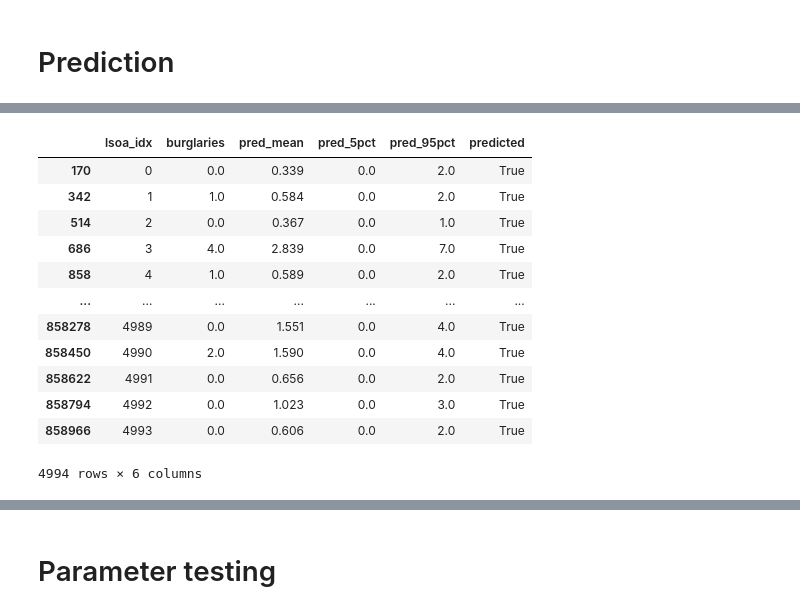
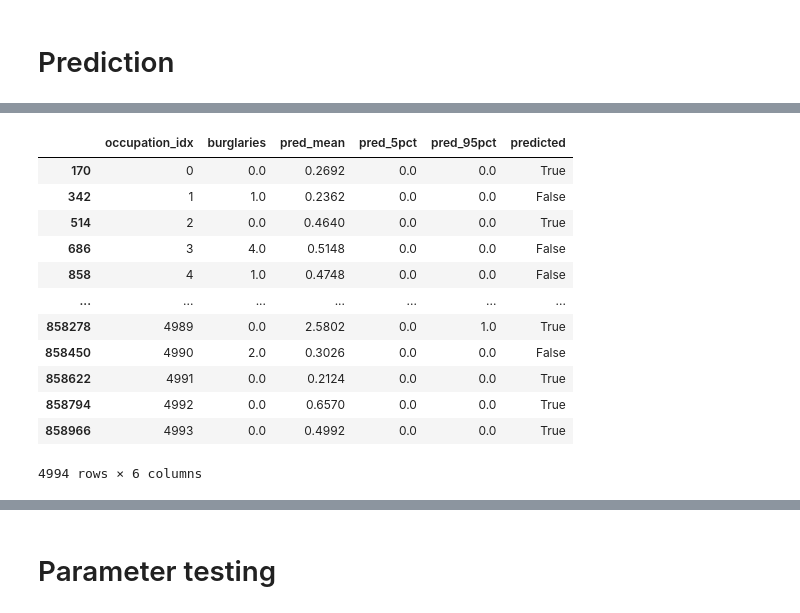
Before and after one commit to skyrimer/ARWCASP, a Jupyter notebook: test_model_no_spatial.ipynb, the cells around one changed output, grey strips where cells are left out. Drawn from its saved outputs; the diff is of its cells as text; code cells hidden in the pictures.

```diff
--- a/test_model_no_spatial.ipynb
+++ b/test_model_no_spatial.ipynb
@@ -169,0 +186,6 @@ W, D, idx_map = create_length_weighted_adjacency(gdf)
+# %%
+# Prepare a small DataFrame of static attributes:
+static_cols = unique_geom[["n_neighbors", "shared_length"]].reset_index()
+
+# Merge onto gdf_time by occupation_idx:
+gdf_time = gdf.merge(static_cols, on="occupation_idx", how="left")
@@ -170,8 +240,7 @@ W, D, idx_map = create_length_weighted_adjacency(gdf)
 # %%
-matrix = gdf.dropna(subset=["prev_month", "prev_year"]).copy()
-matrix['lsoa_idx'] = matrix['LSOA code'].map(idx_map).astype("int32")
-matrix = matrix.drop(columns=["geometry", "period", "LSOA code"])
-
+matrix = gdf_time.dropna(subset=["lag_12"]).copy()
+matrix = matrix.drop(columns=["geometry", "period"])
+matrix = downcast_numeric(matrix)
 matrix.info()
 # %% [output]
 <class 'pandas.core.frame.DataFrame'>
@@ -194,14 +263,17 @@ memory usage: 217.9 MB
 # %%
+static.union({"shared_length", "n_neighbors", "area"})
 seasonal = {
     "month_sin", "month_cos", "during_corona", "post_corona"
-    # "month_sin", "month_cos"
 }
 time_trend = {
     "time_s"
 }
 temporal = {
-    "prev_month", "prev_year"
+    "lag_1", "lag_2", "lag_3", "lag_12"
 }
+spatial = {
+    "lag1_sum_neighbors", "lag1_mean_neighbors", "lag1_median_neighbors"
+}
 # %%
 matrix.describe()
 # %% [output]
@@ -444,25 +555,26 @@ plt.show()
 # Prediction
 # %%
 from pyro.infer import Predictive
-next_data = load_and_prepare(next_month, static, dynamic, seasonal, time_trend, temporal)
+next_data = load_and_prepare(next_month, static, dynamic, seasonal,
+                             time_trend, temporal, spatial)
 
 predictive = Predictive(
     model=burglary_model,
     guide=guide,
-    num_samples=1000,
+    num_samples=5_000,
     return_sites=["obs"]
 )
 
-# This returns a dict of tensors; obs has shape [1000, num_locations]
-lsoa_idx     = next_data["lsoa_idx"]        # (N,)
+occupation_idx     = next_data["occupation_idx"]        # (N,)
 X_static     = next_data["X_static"]        # (N, n_static)
 X_dynamic    = next_data["X_dynamic"]       # (N, n_dynamic)
 X_seasonal   = next_data["X_seasonal"]      # (N, n_seasonal)
 X_time_trend = next_data["X_time_trend"]    # (N, n_time_trend)
 X_temporal   = next_data["X_temporal"]      # (N, n_temporal)
+X_spatial    = next_data["X_spatial"]       # (N, n_spatial)
 y            = next_data["y"]               # (N,)
 
-pred_samples = predictive(lsoa_idx, X_static, X_dynamic, X_seasonal, X_time_trend, X_temporal)
+pred_samples = predictive(occupation_idx, X_static, X_dynamic, X_seasonal, X_time_trend, X_temporal, X_spatial)
 # %%
 pred_mean = pred_samples["obs"].float().mean(dim=0)
 pred_mean
@@ -481,20 +593,20 @@ next_month["predicted"] = (
     (next_month["burglaries"] <= next_month["pred_95pct"])
 )
 # %%
-next_month[["lsoa_idx", "burglaries", "pred_mean", "pred_5pct", "pred_95pct", "predicted"]]
+next_month[["occupation_idx", "burglaries", "pred_mean", "pred_5pct", "pred_95pct", "predicted"]]
 # %% [output]
-|  | lsoa_idx | burglaries | pred_mean | pred_5pct | pred_95pct | predicted |
-| 170 | 0 | 0.0 | 0.339 | 0.0 | 2.0 | True |
-| 342 | 1 | 1.0 | 0.584 | 0.0 | 2.0 | True |
-| 514 | 2 | 0.0 | 0.367 | 0.0 | 1.0 | True |
-| 686 | 3 | 4.0 | 2.839 | 0.0 | 7.0 | True |
-| 858 | 4 | 1.0 | 0.589 | 0.0 | 2.0 | True |
+|  | occupation_idx | burglaries | pred_mean | pred_5pct | pred_95pct | predicted |
+| 170 | 0 | 0.0 | 0.2692 | 0.0 | 0.0 | True |
+| 342 | 1 | 1.0 | 0.2362 | 0.0 | 0.0 | False |
+| 514 | 2 | 0.0 | 0.4640 | 0.0 | 0.0 | True |
+| 686 | 3 | 4.0 | 0.5148 | 0.0 | 0.0 | False |
+| 858 | 4 | 1.0 | 0.4748 | 0.0 | 0.0 | False |
 | ... | ... | ... | ... | ... | ... | ... |
-| 858278 | 4989 | 0.0 | 1.551 | 0.0 | 4.0 | True |
-| 858450 | 4990 | 2.0 | 1.590 | 0.0 | 4.0 | True |
-| 858622 | 4991 | 0.0 | 0.656 | 0.0 | 2.0 | True |
-| 858794 | 4992 | 0.0 | 1.023 | 0.0 | 3.0 | True |
-| 858966 | 4993 | 0.0 | 0.606 | 0.0 | 2.0 | True |
+| 858278 | 4989 | 0.0 | 2.5802 | 0.0 | 1.0 | True |
+| 858450 | 4990 | 2.0 | 0.3026 | 0.0 | 0.0 | False |
+| 858622 | 4991 | 0.0 | 0.2124 | 0.0 | 0.0 | True |
+| 858794 | 4992 | 0.0 | 0.6570 | 0.0 | 0.0 | True |
+| 858966 | 4993 | 0.0 | 0.4992 | 0.0 | 0.0 | True |
 4994 rows × 6 columns
 # %%
 (next_month["predicted"].sum() / len(next_month) * 100).round(2)
```
Also changed, not shown: parts of 24 cells of this notebook, 1 other file.
